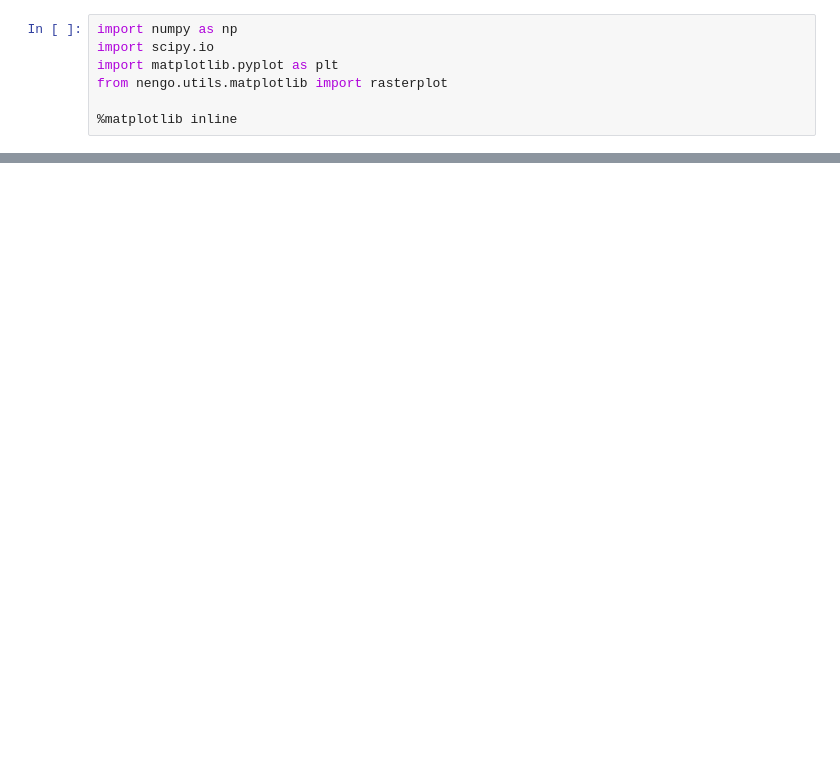
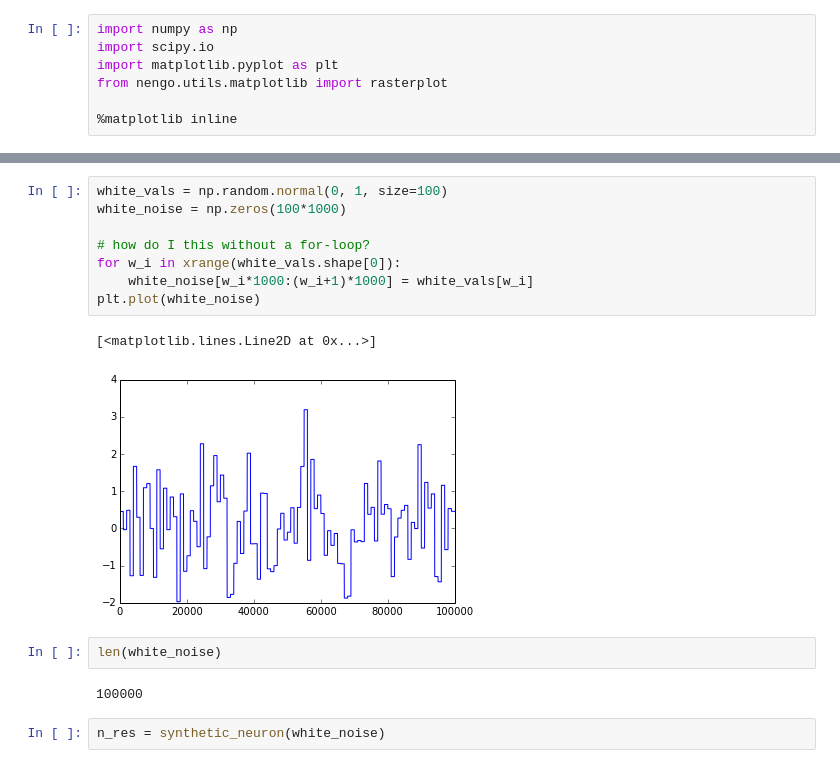
Before and after one commit to Seanny123/SYDE552, a Jupyter notebook: neuron_responses/Q2.ipynb, the cells around one changed output, grey strips where cells are left out. Drawn from its saved outputs; the diff is of its cells as text; blank space fills up the shorter version.

```diff
--- a/neuron_responses/Q2.ipynb
+++ b/neuron_responses/Q2.ipynb
@@ -33,0 +59,17 @@ af.keys()
+# %%
+white_vals = np.random.normal(0, 1, size=100)
+white_noise = np.zeros(100*1000)
+
+# how do I this without a for-loop?
+for w_i in xrange(white_vals.shape[0]):
+    white_noise[w_i*1000:(w_i+1)*1000] = white_vals[w_i]
+plt.plot(white_noise)
+# %% [output]
+[<matplotlib.lines.Line2D at 0x...>]
+[figure, added]
+# %%
+len(white_noise)
+# %% [output]
+100000
+# %%
+n_res = synthetic_neuron(white_noise)
```
Also changed, not shown: parts of 8 cells of this notebook, 3 other files.
